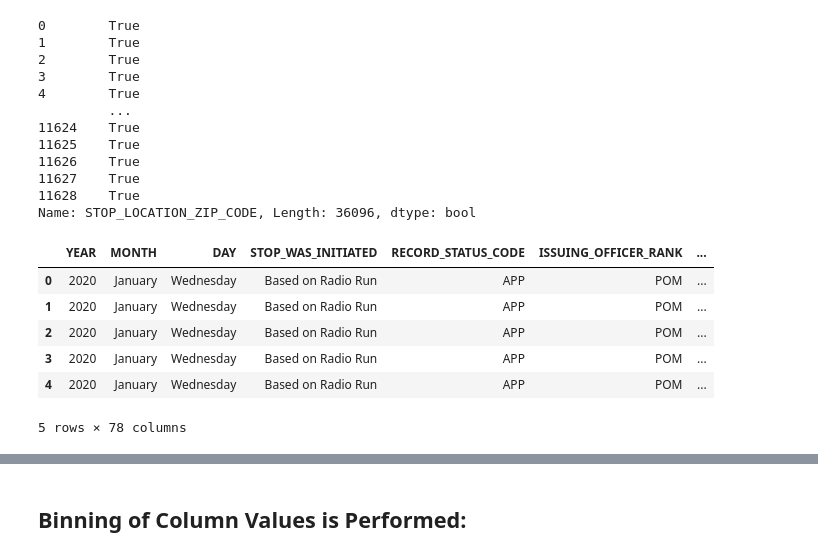
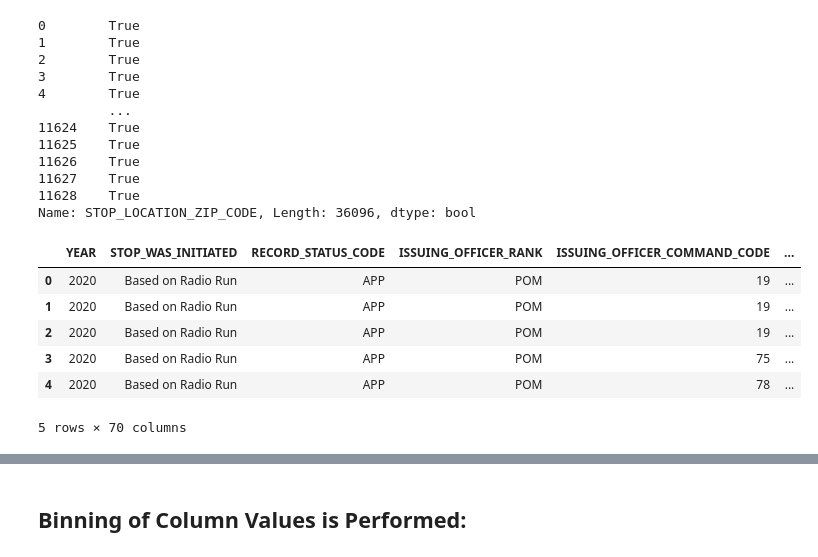
Before and after one commit to uzmabb182/data-detection-using-machine-learning, a Jupyter notebook: machine_learning_final_project/static/data_processing/sfq_summon_prediction.ipynb, the cells around one changed output, grey strips where cells are left out. Cells and saved outputs as stored; diff of their text form; code cells hidden in the pictures.

```diff
--- a/machine_learning_final_project/static/data_processing/sfq_summon_prediction.ipynb
+++ b/machine_learning_final_project/static/data_processing/sfq_summon_prediction.ipynb
@@ -612,10 +603,11 @@ sqf_2020_df.to_csv("clean_2020_df.csv", encoding="utf-8", index=False)
 merge_df.to_csv("merged_df.csv", encoding="utf-8", index=False)
 # %%
 # Converting columns to lower case for sql database
-merge_df.columns= merge_df.columns.str.upper()
-sqf_2020_df.columns= sqf_2020_df.columns.str.upper()
+# merge_df.columns= merge_df.columns.str.upper()
+# sqf_2020_df.columns= sqf_2020_df.columns.str.upper()
 # %%
 # Drop Row/Column Only if All the Values are Null
-df1 = merge_df.dropna(how='all')
-print(df1)
+merge_df = merge_df.dropna(how='all')
+sqf_2020_df = sqf_2020_df.dropna(how='all')
+sqf_2020_df
 # %% [output]
@@ -639,5 +627,5 @@ print(df1)
 # %%
-df1 = merge_df.dropna(how='all', axis=1)
-print(df1)
-df1
+merge_df = merge_df.dropna(how='all', axis=1)
+sqf_2020_df = sqf_2020_df.dropna(how='all', axis=1)
+sqf_2020_df
 # %% [output]
@@ -704,3 +675,14 @@ Column SECONDS has 7 null values
 # STOP_LOCATION_FULL_ADDRESS,   5 null  values
 # STOP_LOCATION_STREET_NAME,   5 null  values
 # STOP_LOCATION_APARTMENT 69  null  values
+
+merge_df = merge_df.drop(['MONTH', 'DAY', 'ASK_FOR_CONSENT_FLG', 'CONSENT_GIVEN_FLG',
+                          'DEMEANOR_CODE', 'DEMEANOR_OF_PERSON_STOPPED',
+                          'STOP_LOCATION_APARTMENT', 'STOP_LOCATION_FULL_ADDRESS',
+                          'STOP_LOCATION_STREET_NAME'], axis=1)
+sqf_2020_df = sqf_2020_df.drop(['MONTH', 'DAY','ASK_FOR_CONSENT_FLG', 'CONSENT_GIVEN_FLG',
+                               'DEMEANOR_CODE', 'DEMEANOR_OF_PERSON_STOPPED',
+                               'STOP_LOCATION_APARTMENT', 'STOP_LOCATION_FULL_ADDRESS',
+                               'STOP_LOCATION_STREET_NAME'], axis=1)
+sqf_2020_df.head()
+merge_df.head()
@@ -745,17 +735,17 @@ merge_df['STOP_LOCATION_ZIP_CODE']=='(null)'
 11628    True
 Name: STOP_LOCATION_ZIP_CODE, Length: 36096, dtype: bool
 # %%
-merge_df = merge_df.drop(['STOP_LOCATION_ZIP_CODE', 'STOP_LOCATION_APARTMENT'], axis=1)
-X_sqf_2020 = sqf_2020_df.drop(['STOP_LOCATION_ZIP_CODE', 'STOP_LOCATION_APARTMENT'], axis=1)
-X_sqf_2020.head()
+merge_df = merge_df.drop(['STOP_LOCATION_ZIP_CODE'], axis=1)
+sqf_2020_df = sqf_2020_df.drop(['STOP_LOCATION_ZIP_CODE'], axis=1)
+sqf_2020_df.head()
 # %% [output]
-|  | YEAR | MONTH | DAY | STOP_WAS_INITIATED | RECORD_STATUS_CODE | ISSUING_OFFICER_RANK | ... |
-| 0 | 2020 | January | Wednesday | Based on Radio Run | APP | POM | ... |
-| 1 | 2020 | January | Wednesday | Based on Radio Run | APP | POM | ... |
-| 2 | 2020 | January | Wednesday | Based on Radio Run | APP | POM | ... |
-| 3 | 2020 | January | Wednesday | Based on Radio Run | APP | POM | ... |
-| 4 | 2020 | January | Wednesday | Based on Radio Run | APP | POM | ... |
+|  | YEAR | STOP_WAS_INITIATED | RECORD_STATUS_CODE | ISSUING_OFFICER_RANK | ISSUING_OFFICER_COMMAND_CODE | ... |
+| 0 | 2020 | Based on Radio Run | APP | POM | 19 | ... |
+| 1 | 2020 | Based on Radio Run | APP | POM | 19 | ... |
+| 2 | 2020 | Based on Radio Run | APP | POM | 19 | ... |
+| 3 | 2020 | Based on Radio Run | APP | POM | 75 | ... |
+| 4 | 2020 | Based on Radio Run | APP | POM | 78 | ... |
-5 rows × 78 columns
+5 rows × 70 columns
 # %%
 merge_df = merge_df.drop(['OFFICER_NOT_EXPLAINED_STOP_DESCRIPTION',
                             'SUSPECT_ARREST_OFFENSE',
```
Also changed, not shown: parts of 80 cells of this notebook, 31 other files.
